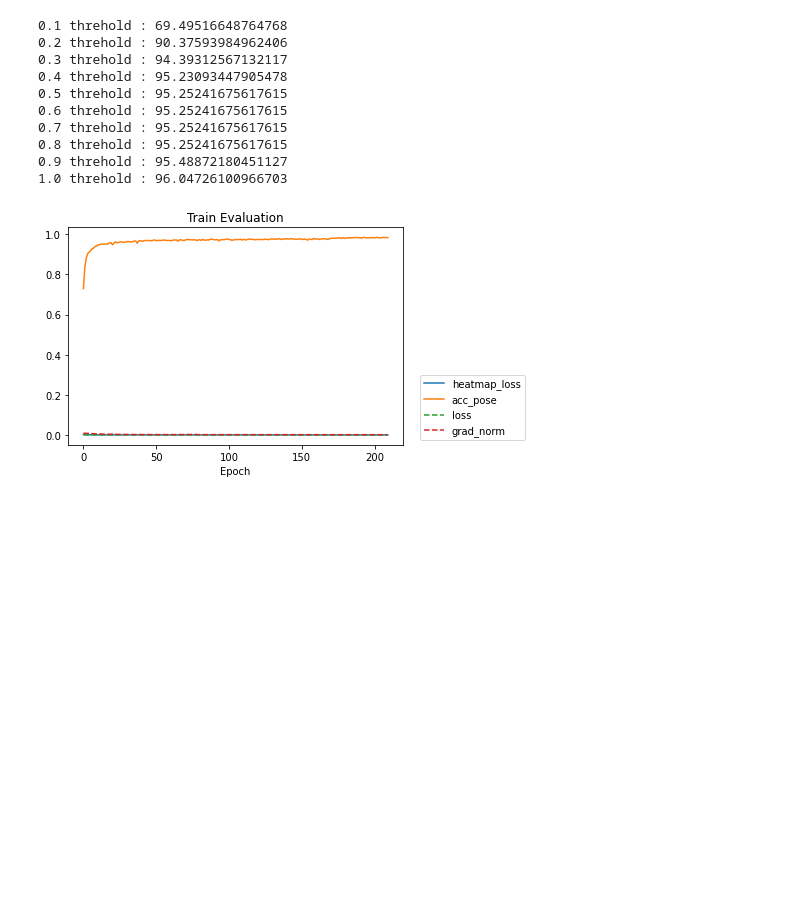
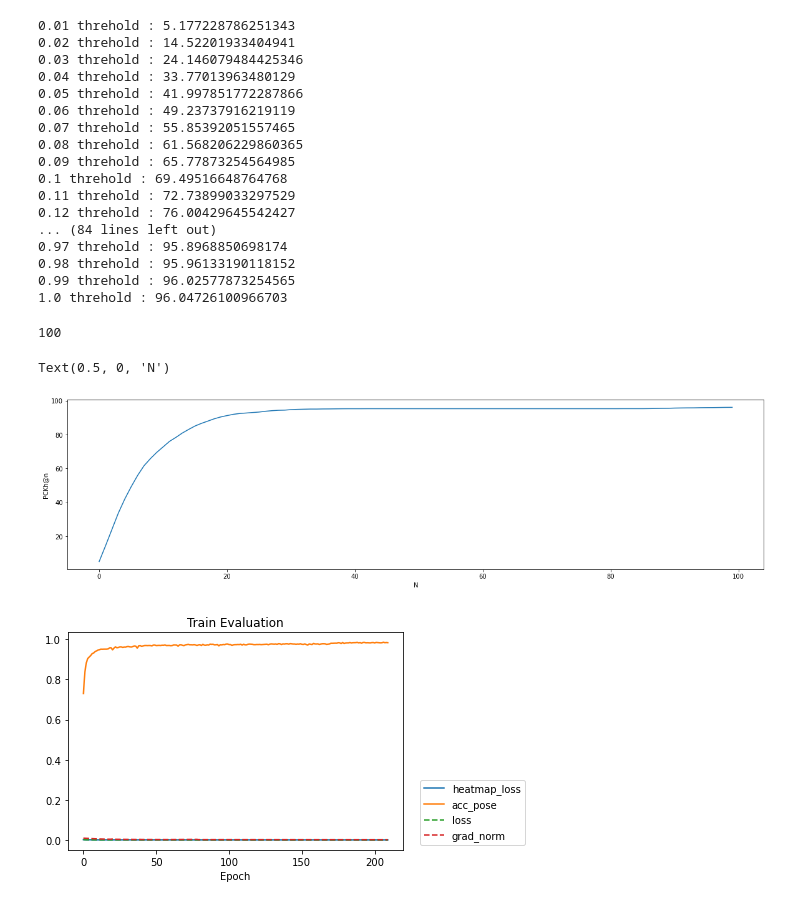
Before and after one commit to SeHwanYoo/ViTPose, a Jupyter notebook: evaluate.ipynb, the cells around one changed output. Drawn from its saved outputs; the diff is of its cells as text; code cells hidden in the pictures; blank space fills up the shorter version.

```diff
--- a/evaluate.ipynb
+++ b/evaluate.ipynb
@@ -46,14 +46,16 @@ paths = os.path.join(path, 'test_baby_keypoints.json')
 with open(paths, 'r') as f:
     json_data = json.load(f)
 # %%
-
-for ii in range(10):
+pchk_list = []
+# idx = -
+for ii in range(100):
+    ii = (ii + 1) / 100
     pckh = 0
     total = 0
     for ann in json_data['annotations']:
         idx = img_id.index(ann['image_id'])
 
-        thr = calc_distance([ann['keypoints'][0], ann['keypoints'][1]], [ann['keypoints'][9], ann['keypoints'][10]]) * ((ii+1) / 10)
+        thr = calc_distance([ann['keypoints'][0], ann['keypoints'][1]], [ann['keypoints'][9], ann['keypoints'][10]]) * ii
         # print(thr / 2)
         dist = calc_distance(head[idx], [ann['keypoints'][0], ann['keypoints'][1]])
 
@@ -61,6 +63,8 @@ for ii in range(10):
             pckh += 1
 
         total += 1
+
+
 
         # coco_data = {}
         # /print(f"------------------->{ann['image_id']}")
@@ -78,19 +82,40 @@ for ii in range(10):
         # print(f"eye_r : {calc_distance(eye_r, [ann['keypoints'][3], ann['keypoints'][4]])}")
         # print(f"eye_l : {calc_distance(eye_l, [ann['keypoints'][6], ann['keypoints'][7]])}")
         # print(f"neck : {calc_distance(neck, [ann['keypoints'][9], ann['keypoints'][10]])}")
-
-    print(f'{(ii + 1)/10} threhold : {pckh / total * 100}')
+    pchk_list.append(pckh / total * 100)
+    print(f'{ii} threhold : {pckh / total * 100}')
 # %% [output]
+0.01 threhold : 5.177228786251343
+0.02 threhold : 14.52201933404941
+0.03 threhold : 24.146079484425346
+0.04 threhold : 33.77013963480129
+0.05 threhold : 41.997851772287866
+0.06 threhold : 49.23737916219119
+0.07 threhold : 55.85392051557465
+0.08 threhold : 61.568206229860365
+0.09 threhold : 65.77873254564985
 0.1 threhold : 69.49516648764768
-0.2 threhold : 90.37593984962406
-0.3 threhold : 94.39312567132117
-0.4 threhold : 95.23093447905478
-0.5 threhold : 95.25241675617615
-0.6 threhold : 95.25241675617615
-0.7 threhold : 95.25241675617615
-0.8 threhold : 95.25241675617615
-0.9 threhold : 95.48872180451127
+0.11 threhold : 72.73899033297529
+0.12 threhold : 76.00429645542427
+... (84 lines left out)
+0.97 threhold : 95.8968850698174
+0.98 threhold : 95.96133190118152
+0.99 threhold : 96.02577873254565
 1.0 threhold : 96.04726100966703
+# %%
+len(pchk_list)
+# %% [output]
+100
+# %%
+import matplotlib.pyplot as plt
+# pchk_list
+plt.figure(figsize=(20, 5))
+plt.plot(range(100), pchk_list)
+plt.ylabel('PCKh@n')
+plt.xlabel('N')
+# %% [output]
+Text(0.5, 0, 'N')
+[figure, added]
 # %%
 path = 'C:/Users/user/Desktop/models/vitpose/20221015'
 logs = os.path.join(path, '20221014_104238.log.json')
```
